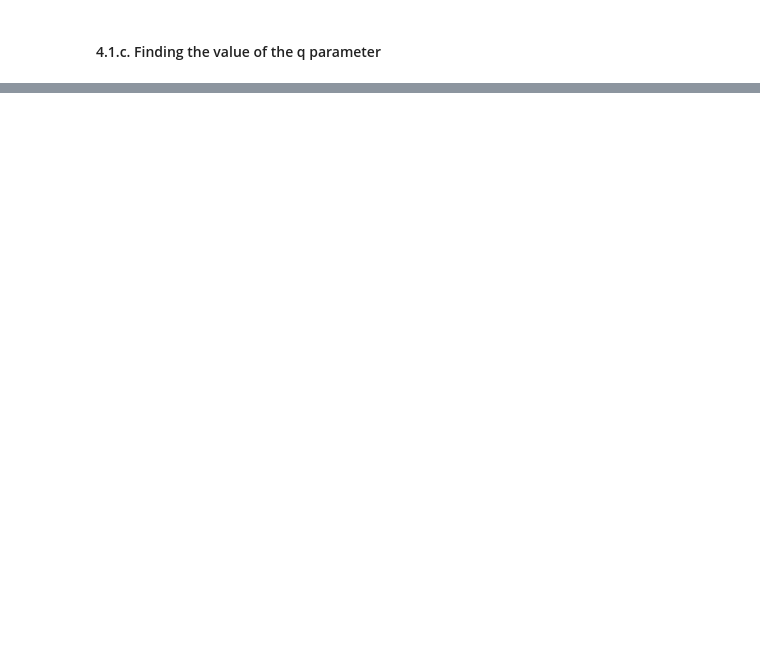
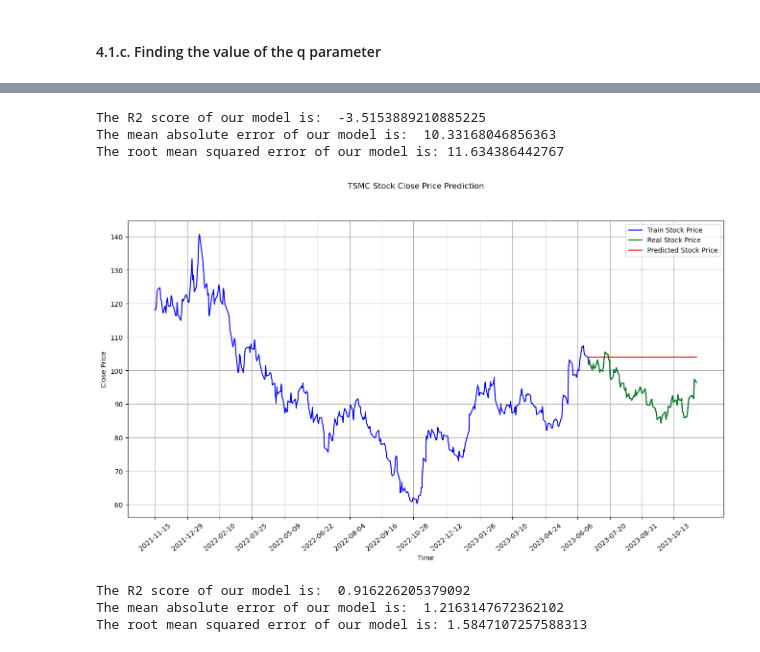
Before and after one commit to clee74/AI_Class, a Jupyter notebook: P1_Supervised/S2_Regression/Demonstration/Demo_2_ARMovingAverage.ipynb, the cells around one changed output, grey strips where cells are left out. Saved outputs shown, nothing was run; the diff lists cells and outputs as text; code cells hidden in the pictures; blank space fills up the shorter version.

```diff
--- a/P1_Supervised/S2_Regression/Demonstration/Demo_2_ARMovingAverage.ipynb
+++ b/P1_Supervised/S2_Regression/Demonstration/Demo_2_ARMovingAverage.ipynb
@@ -434,5 +415,0 @@ from sklearn.metrics import mean_squared_error
-# %%
-# Prepare data for model
-y_train = df_BMW["Close"][:1000]
-y_test = df_BMW["Close"][1000:]
-print(len(y_test))
@@ -771,0 +424,7 @@ plt.show()
+# %%
+# Create a ARIMA model with optimal p = 1,d = 1, q = 1
+p,d,q = (1,1,1)
+arima_temp_op = ARIMA(y_train,order=(p,d,q))
+# %%
+# Training for our model
+arima_trained_op = arima_temp_op.fit()
@@ -771,0 +457,5 @@ plt.show()
+# %%
+# predict
+pred_test_op = arima_trained_op.predict(start=len(y_train),
+                               end=len(y_train) + len(y_test) - 1,
+                               dynamic=False)
@@ -771,0 +469,33 @@ plt.show()
+# %%
+# R2-score:
+score = r2_score(y_pred=pred_test_op,y_true=y_test)
+print("The R2 score of our model is: ",score)
+# Mean Absolute Error:
+mae_score = mean_absolute_error(y_pred=pred_test_op,y_true=y_test)
+print("The mean absolute error of our model is: ", mae_score)
+#  Root Mean Squared Error (RMSE):
+rmse_score = np.sqrt(mean_squared_error(y_pred=pred_test_op,y_true=y_test))
+print("The root mean squared error of our model is:", rmse_score)
+# %% [output]
+The R2 score of our model is:  -3.5153889210885225
+The mean absolute error of our model is:  10.33168046856363
+The root mean squared error of our model is: 11.634386442767
+# %%
+# Visulize the Close price
+fig, ax = plt.subplots(1,1,figsize = (16,8))
+
+ax.plot(df_TSM.index[:], df_TSM['Close'], color='blue', label = 'Train Stock Price')
+ax.plot(y_test.index, y_test, color = 'green', label = 'Real Stock Price')
+ax.plot(y_test.index, pred_test_op, color = 'red', label = 'Predicted Stock Price')
+fig.suptitle('TSMC Stock Close Price Prediction')
+ax.set_xlabel('Time')
+ax.set_ylabel('Close Price')
+ax.set_xticks(df_TSM.index.tolist()[::30]) #Without this it is too dense, with this we only display every after 30 xticks
+ax.set_xticklabels(ax.get_xticklabels(),rotation = 40, ha = 'center')# Shearing the labels to 40 degree and write it in center
+
+ax.legend()
+ax.grid(True)
+
+plt.show()
+# %% [output]
+[figure, added]
@@ -771,0 +518,17 @@ plt.show()
+# %%
+# report performance
+# R2-score:
+score = r2_score(y_pred=np.array(pred_roll_op),y_true=np.array(y_test))
+print("The R2 score of our model is: ",score)
+
+# Mean Absolute Error:
+mae_score = mean_absolute_error(y_pred=pred_roll_op,y_true=y_test)
+print("The mean absolute error of our model is: ", mae_score)
+
+#  Root Mean Squared Error (RMSE):
+rmse_score = np.sqrt(mean_squared_error(y_pred=pred_roll_op,y_true=y_test))
+print("The root mean squared error of our model is:", rmse_score)
+# %% [output]
+The R2 score of our model is:  0.916226205379092
+The mean absolute error of our model is:  1.2163147672362102
+The root mean squared error of our model is: 1.5847107257588313
```
Also changed, not shown: parts of 75 cells of this notebook.
